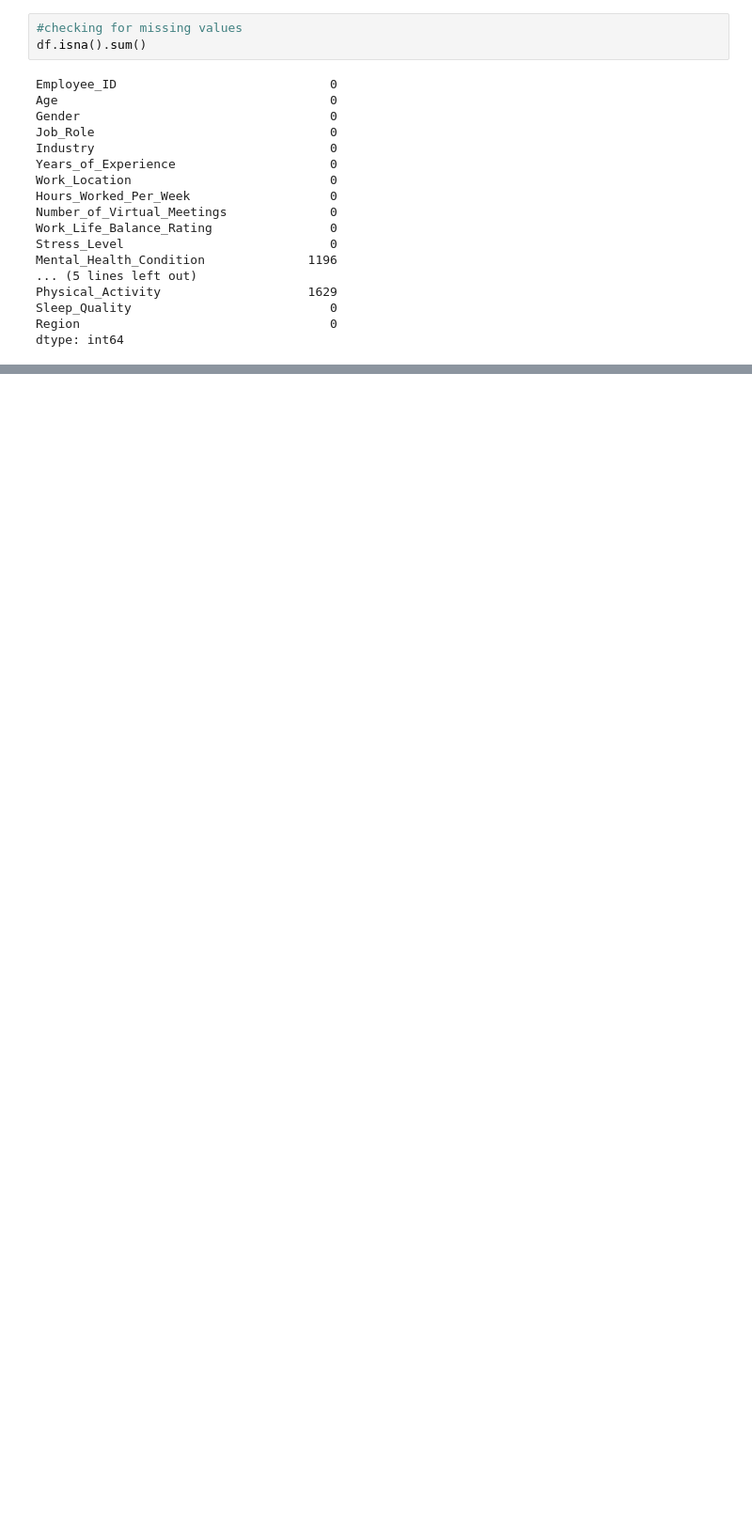
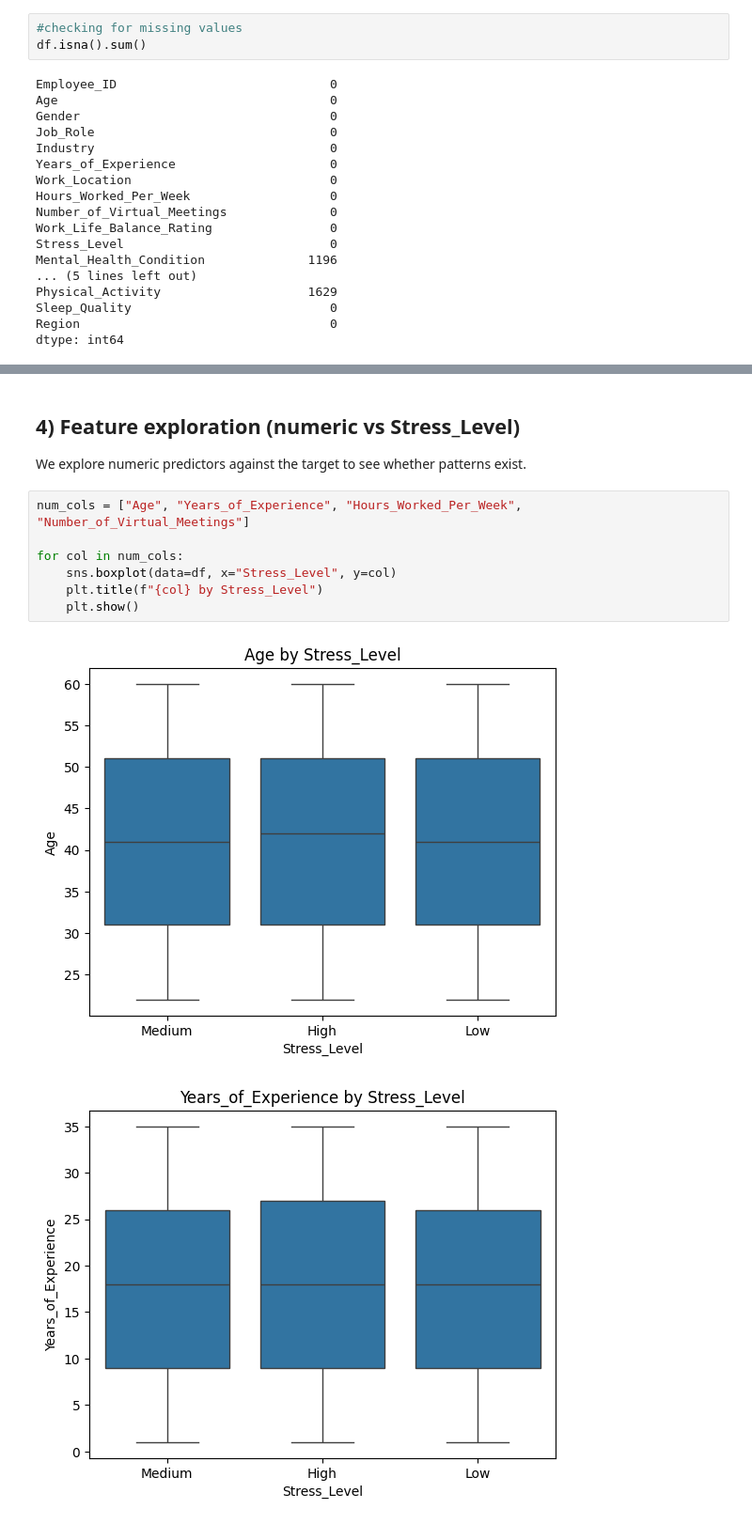
Before and after one commit to poornaprakashh/remote-work-stress-prediction-ML, a Jupyter notebook: notebook/data_exploration.ipynb, the cells around one changed output, grey strips where cells are left out. Shown at 94% size. Drawn from its saved outputs; the diff is of its cells as text; blank space fills up the shorter version.

```diff
--- a/notebook/data_exploration.ipynb
+++ b/notebook/data_exploration.ipynb
@@ -114,0 +123,13 @@ df[["Stress_Level", "Mental_Health_Condition", "Productivity_Change"]].head()
+# %% [markdown]
+## 4) Feature exploration (numeric vs Stress_Level)
+We explore numeric predictors against the target to see whether patterns exist.
+# %%
+num_cols = ["Age", "Years_of_Experience", "Hours_Worked_Per_Week", "Number_of_Virtual_Meetings"]
+
+for col in num_cols:
+    sns.boxplot(data=df, x="Stress_Level", y=col)
+    plt.title(f"{col} by Stress_Level")
+    plt.show()
+# %% [output]
+[figure, added]
+[figure, added]
```
Also changed, not shown: parts of 25 cells of this notebook.
